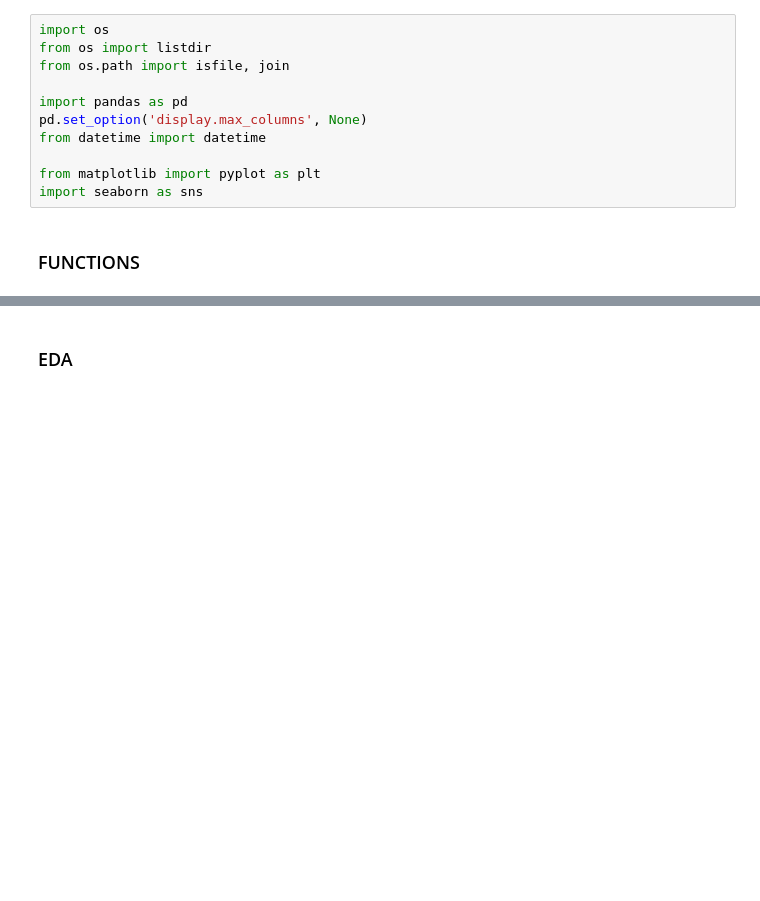
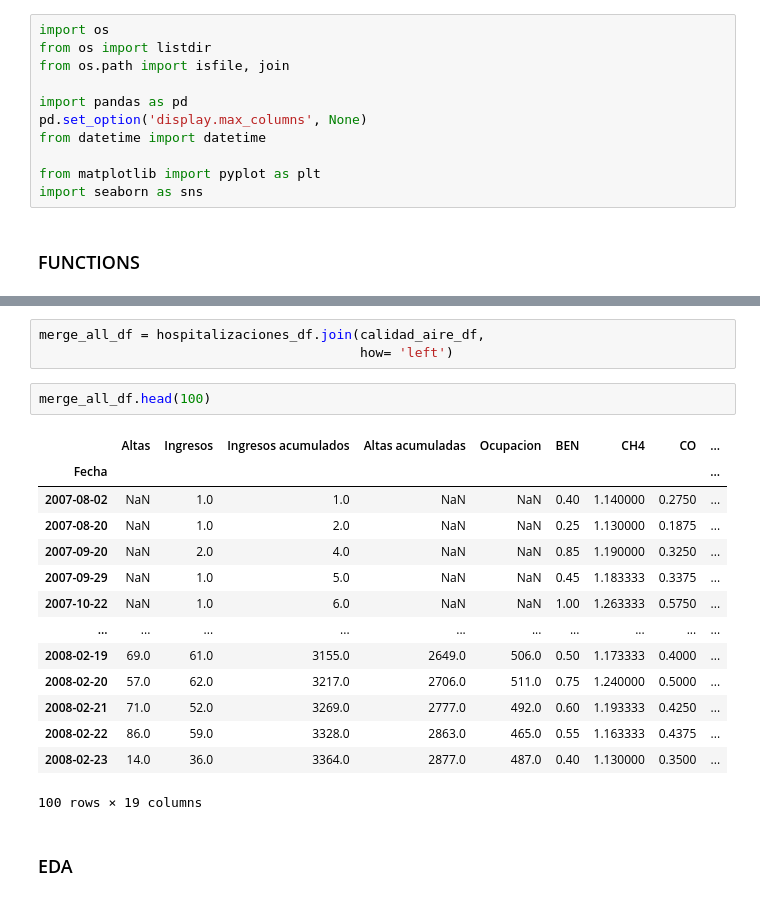
Before and after one commit to jmaestrerodriguez/sogooddata-madrid-salud-polucion, a Jupyter notebook: notebooks/poc.ipynb, the cells around one changed output, grey strips where cells are left out. Cells and saved outputs as stored; diff of their text form; blank space fills up the shorter version.

```diff
--- a/notebooks/poc.ipynb
+++ b/notebooks/poc.ipynb
@@ -134,2 +127,22 @@ hospitalizaciones_df.to_csv(os.path.join('..', 'data', 'processed', 'hospitaliza
+# %%
+merge_all_df = hospitalizaciones_df.join(calidad_aire_df,
+                                         how= 'left')
+# %%
+merge_all_df.head(100)
+# %% [output]
+|  | Altas | Ingresos | Ingresos acumulados | Altas acumuladas | Ocupacion | BEN | CH4 | CO | ... |
+| Fecha |  |  |  |  |  |  |  |  | ... |
+| 2007-08-02 | NaN | 1.0 | 1.0 | NaN | NaN | 0.40 | 1.140000 | 0.2750 | ... |
+| 2007-08-20 | NaN | 1.0 | 2.0 | NaN | NaN | 0.25 | 1.130000 | 0.1875 | ... |
+| 2007-09-20 | NaN | 2.0 | 4.0 | NaN | NaN | 0.85 | 1.190000 | 0.3250 | ... |
+| 2007-09-29 | NaN | 1.0 | 5.0 | NaN | NaN | 0.45 | 1.183333 | 0.3375 | ... |
+| 2007-10-22 | NaN | 1.0 | 6.0 | NaN | NaN | 1.00 | 1.263333 | 0.5750 | ... |
+| ... | ... | ... | ... | ... | ... | ... | ... | ... | ... |
+| 2008-02-19 | 69.0 | 61.0 | 3155.0 | 2649.0 | 506.0 | 0.50 | 1.173333 | 0.4000 | ... |
+| 2008-02-20 | 57.0 | 62.0 | 3217.0 | 2706.0 | 511.0 | 0.75 | 1.240000 | 0.5000 | ... |
+| 2008-02-21 | 71.0 | 52.0 | 3269.0 | 2777.0 | 492.0 | 0.60 | 1.193333 | 0.4250 | ... |
+| 2008-02-22 | 86.0 | 59.0 | 3328.0 | 2863.0 | 465.0 | 0.55 | 1.163333 | 0.4375 | ... |
+| 2008-02-23 | 14.0 | 36.0 | 3364.0 | 2877.0 | 487.0 | 0.40 | 1.130000 | 0.3500 | ... |
+100 rows × 19 columns
 # %% [markdown]
 ### EDA
```
Also changed, not shown: parts of 12 cells of this notebook.
